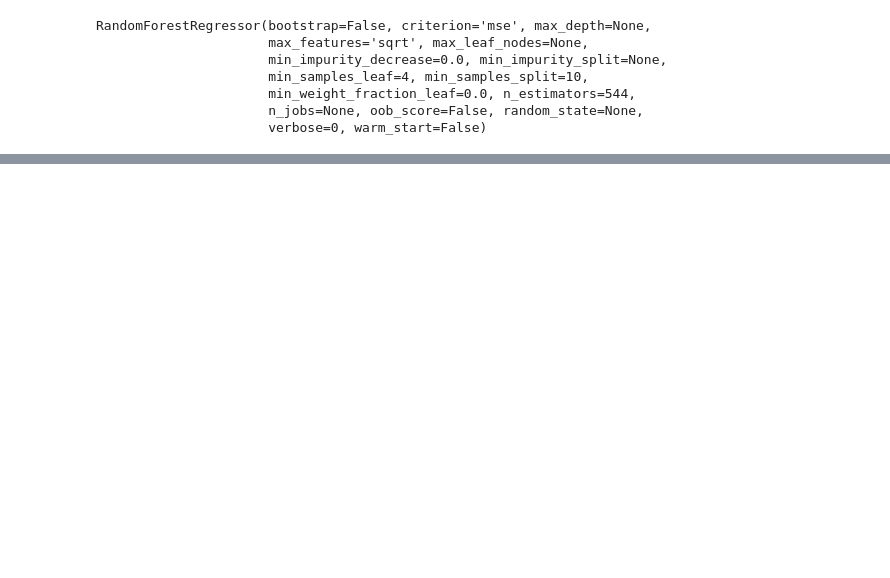
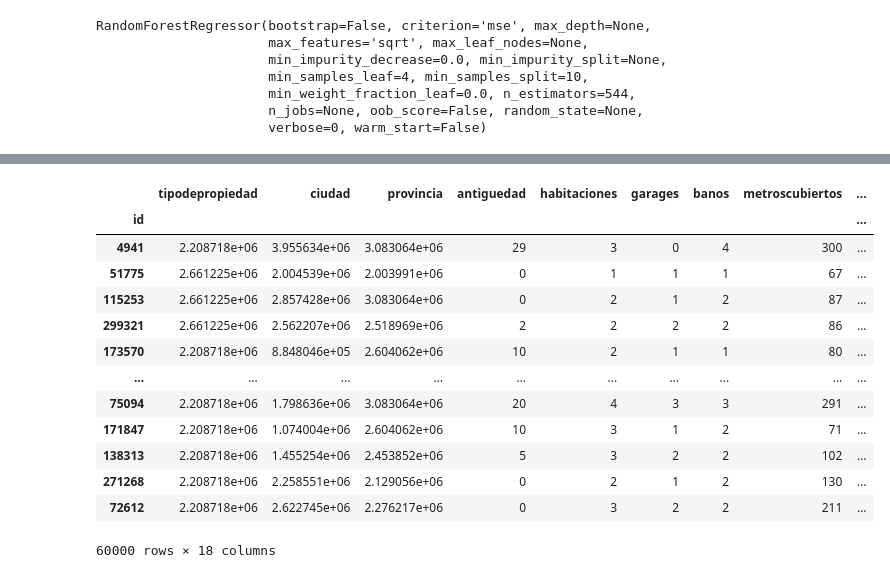
Before and after one commit to ggparente95/tp2-zonajobs, a Jupyter notebook: random_forest.ipynb, the cells around one changed output, grey strips where cells are left out. Cells and saved outputs as stored; diff of their text form; code cells hidden in the pictures; blank space fills up the shorter version.

```diff
--- a/random_forest.ipynb
+++ b/random_forest.ipynb
@@ -538,8 +434,8 @@ df_norm.head()
 # %%
 df_norm = getNormalizedDataset(df)
-df_train, count_enc = count_enc(df_norm)
-X = df_train.drop('precio', axis=1)
-y = df_train['precio']
+df_train, target_enc = target_encoding(df_norm)
+X = df_train
+y = df_norm['precio']
 
 rf = RandomForestRegressor(n_estimators=544, min_samples_split=10, min_samples_leaf=4,\
                            max_features='sqrt', max_depth=None, bootstrap= False)
@@ -572,3 +473,0 @@ res.to_csv("submission.csv", header=True) # RMSLE=0.65487
-# %%
-new_cats = count_enc.transform(df_test_norm[cat_features])
-X_test = df_test_norm.drop(['tipodepropiedad','ciudad','provincia'], axis=1).join(new_cats)
@@ -605,0 +474,17 @@ X_test = df_test_norm.drop(['tipodepropiedad','ciudad','provincia'], axis=1).joi
+# %%
+X_test
+# %% [output]
+|  | tipodepropiedad | ciudad | provincia | antiguedad | habitaciones | garages | banos | metroscubiertos | ... |
+| id |  |  |  |  |  |  |  |  | ... |
+| 4941 | 2.208718e+06 | 3.955634e+06 | 3.083064e+06 | 29 | 3 | 0 | 4 | 300 | ... |
+| 51775 | 2.661225e+06 | 2.004539e+06 | 2.003991e+06 | 0 | 1 | 1 | 1 | 67 | ... |
+| 115253 | 2.661225e+06 | 2.857428e+06 | 3.083064e+06 | 0 | 2 | 1 | 2 | 87 | ... |
+| 299321 | 2.661225e+06 | 2.562207e+06 | 2.518969e+06 | 2 | 2 | 2 | 2 | 86 | ... |
+| 173570 | 2.208718e+06 | 8.848046e+05 | 2.604062e+06 | 10 | 2 | 1 | 1 | 80 | ... |
+| ... | ... | ... | ... | ... | ... | ... | ... | ... | ... |
+| 75094 | 2.208718e+06 | 1.798636e+06 | 3.083064e+06 | 20 | 4 | 3 | 3 | 291 | ... |
+| 171847 | 2.208718e+06 | 1.074004e+06 | 2.604062e+06 | 10 | 3 | 1 | 2 | 71 | ... |
+| 138313 | 2.208718e+06 | 1.455254e+06 | 2.453852e+06 | 5 | 3 | 2 | 2 | 102 | ... |
+| 271268 | 2.208718e+06 | 2.258551e+06 | 2.129056e+06 | 0 | 2 | 1 | 2 | 130 | ... |
+| 72612 | 2.208718e+06 | 2.622745e+06 | 2.276217e+06 | 0 | 3 | 2 | 2 | 211 | ... |
+60000 rows × 18 columns
```
Also changed, not shown: parts of 23 cells of this notebook.
